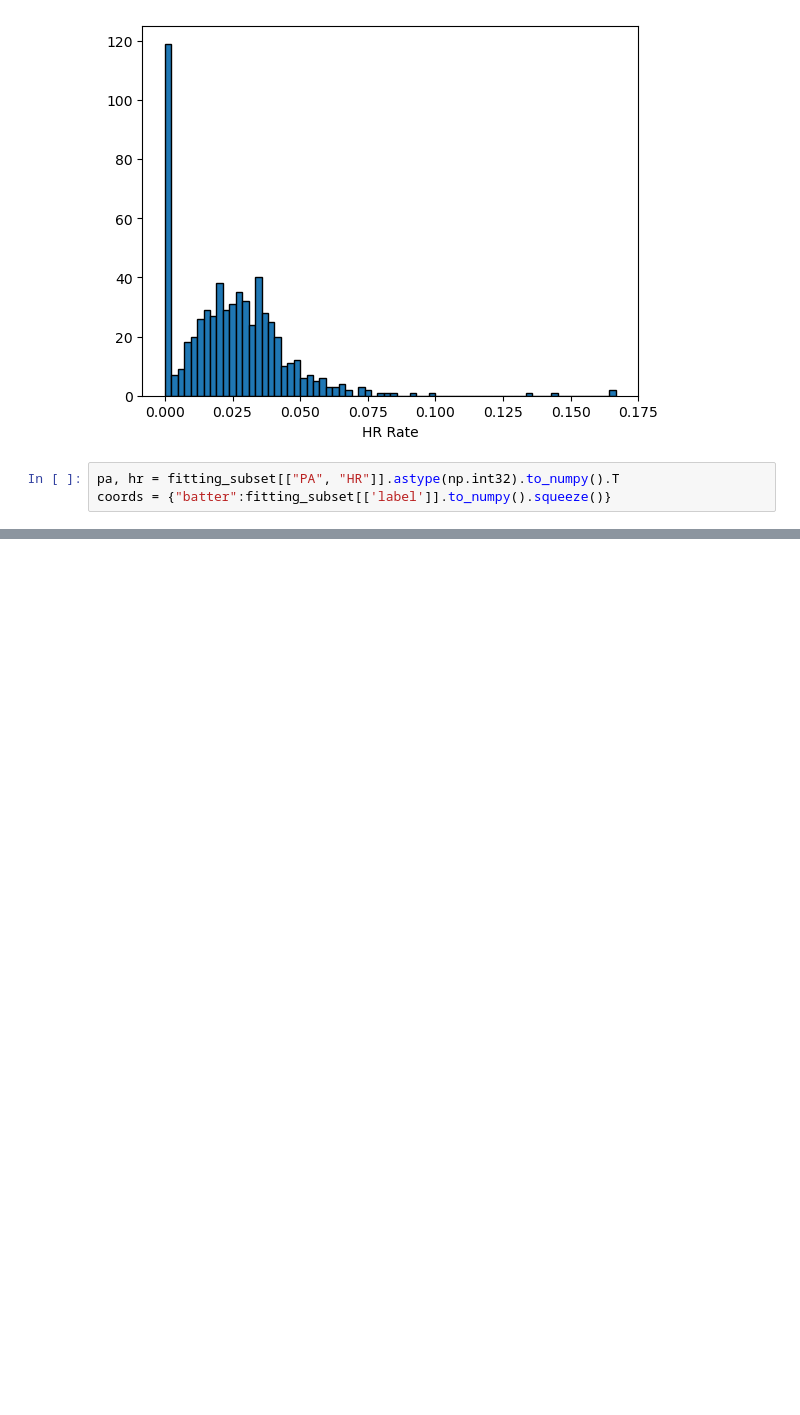
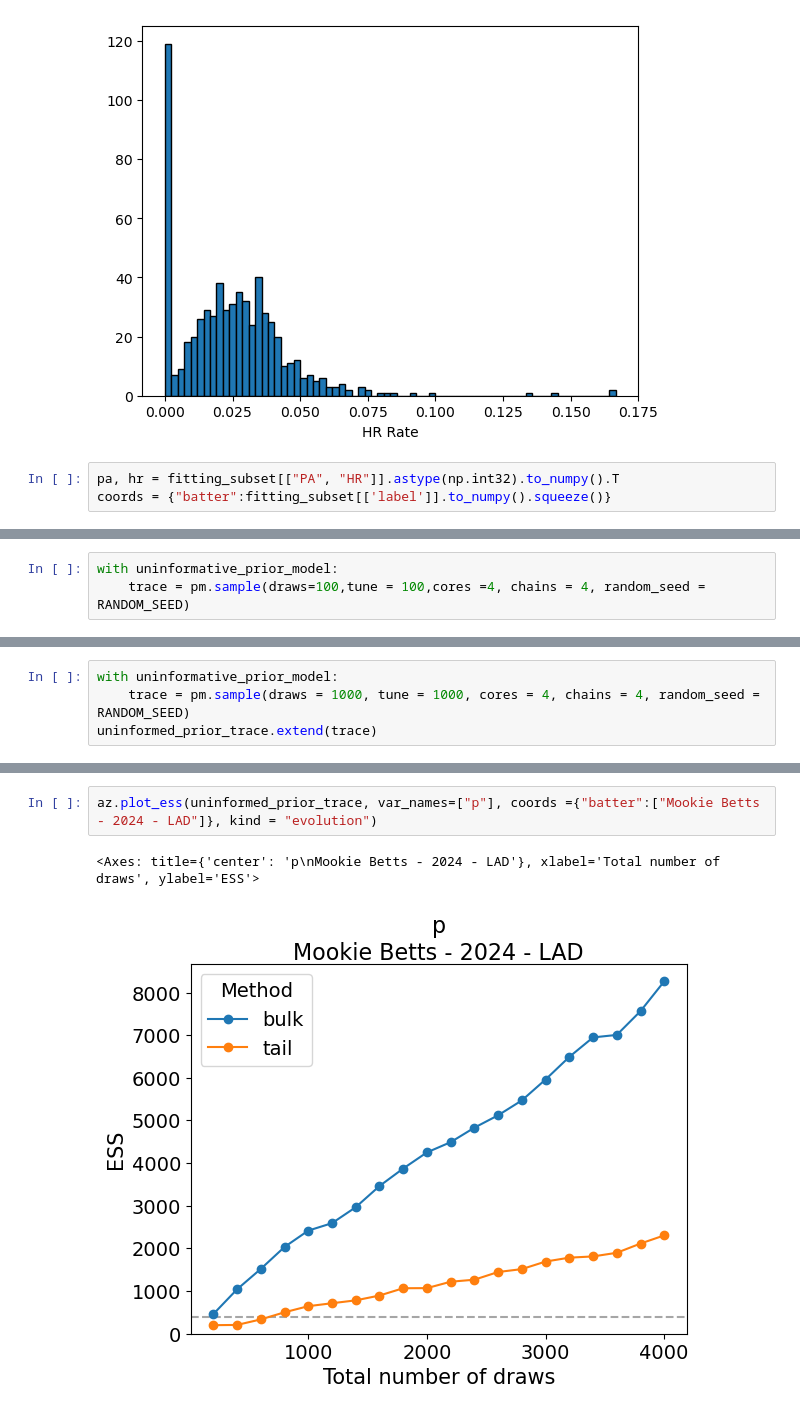
Before and after one commit to jvminkim/hitting-25, a Jupyter notebook: scripts/baseline_models.ipynb, the cells around one changed output, grey strips where cells are left out. Drawn from its saved outputs; the diff is of its cells as text; blank space fills up the shorter version.

```diff
--- a/scripts/baseline_models.ipynb
+++ b/scripts/baseline_models.ipynb
@@ -86,0 +106,3 @@ C:\Users\jamin\AppData\Local\PyTensor\compiledir_Windows-10-10.0.19045-SP0-Intel
+# %%
+with uninformative_prior_model:
+    trace = pm.sample(draws=100,tune = 100,cores =4, chains = 4, random_seed = RANDOM_SEED)
@@ -86,0 +126,4 @@ C:\Users\jamin\AppData\Local\PyTensor\compiledir_Windows-10-10.0.19045-SP0-Intel
+# %%
+with uninformative_prior_model:
+    trace = pm.sample(draws = 1000, tune = 1000, cores = 4, chains = 4, random_seed = RANDOM_SEED)
+uninformed_prior_trace.extend(trace)
@@ -86,0 +136,5 @@ C:\Users\jamin\AppData\Local\PyTensor\compiledir_Windows-10-10.0.19045-SP0-Intel
+# %%
+az.plot_ess(uninformed_prior_trace, var_names=["p"], coords ={"batter":["Mookie Betts - 2024 - LAD"]}, kind = "evolution")
+# %% [output]
+<Axes: title={'center': 'p\nMookie Betts - 2024 - LAD'}, xlabel='Total number of draws', ylabel='ESS'>
+[figure, added]
```
Also changed, not shown: parts of 25 cells of this notebook.
